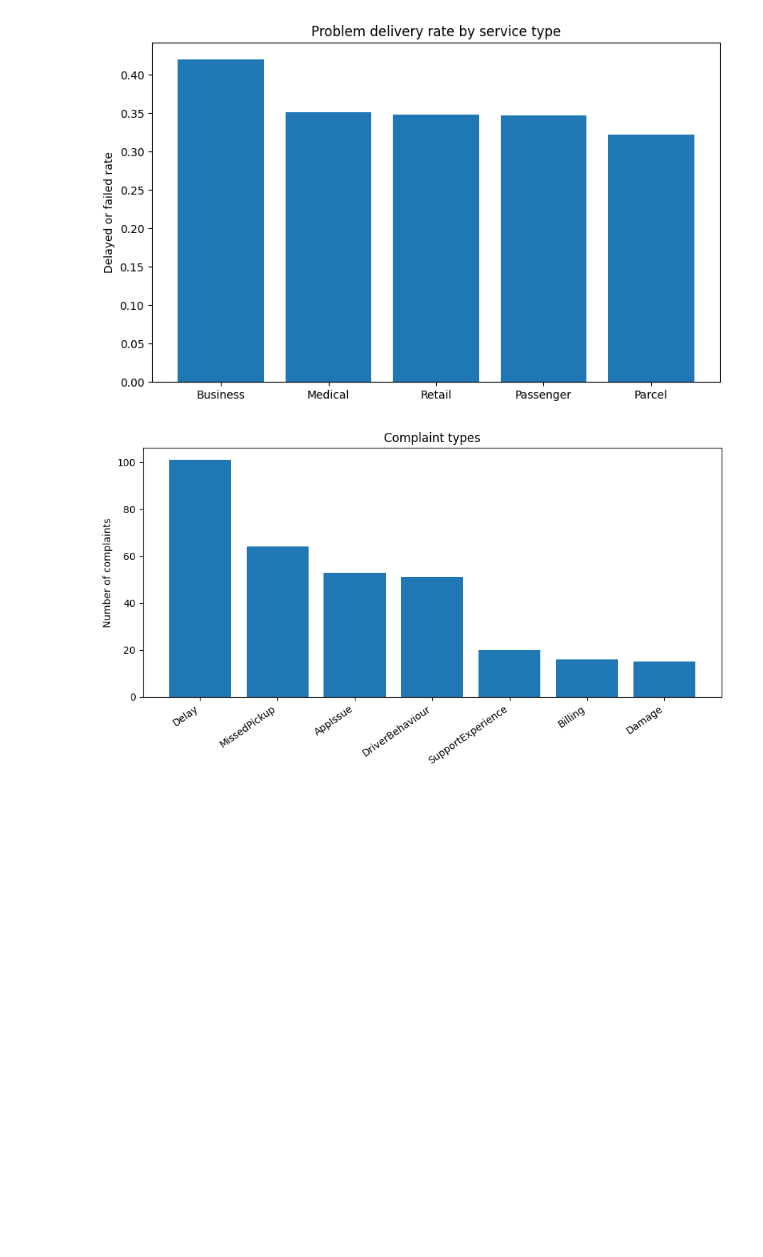
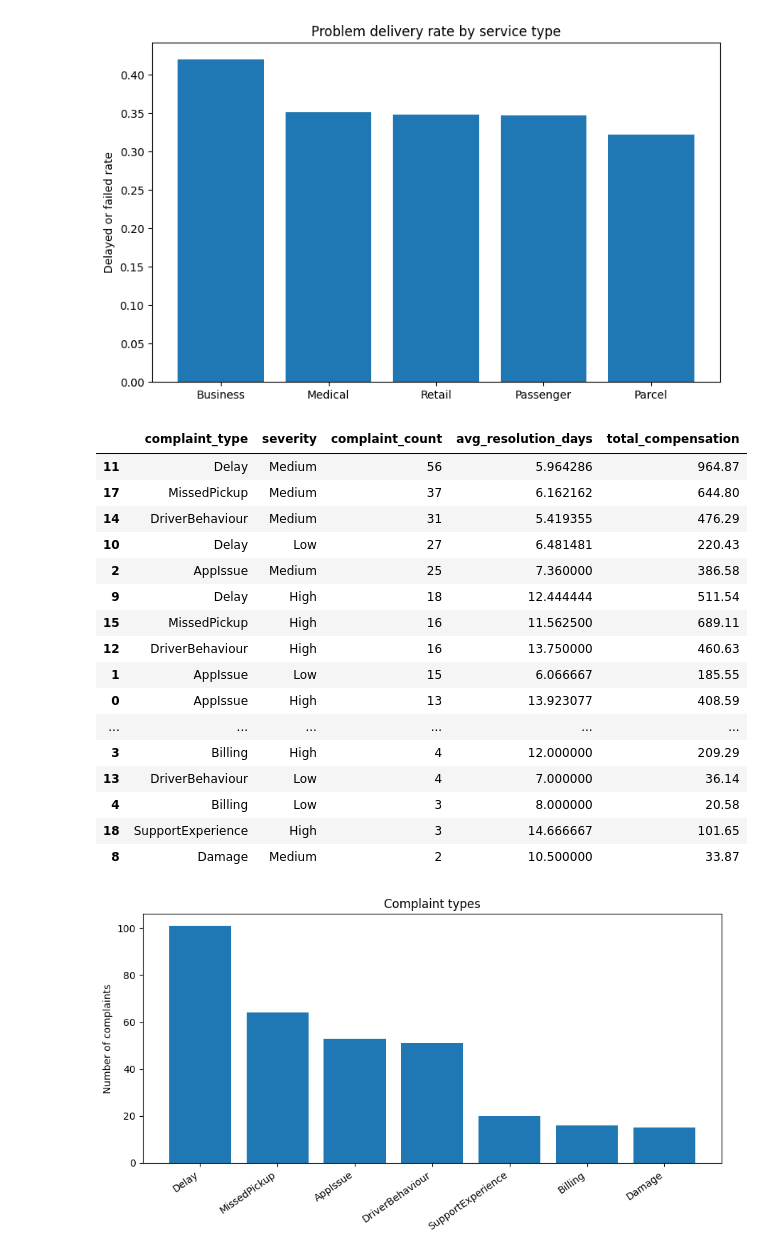
Before and after one commit to shannen-flame/northstar-databases-analytics, a Jupyter notebook: 01_python_data_processing.ipynb, the cells around one changed output. Drawn from its saved outputs; the diff is of its cells as text; code cells hidden in the pictures; blank space fills up the shorter version.

```diff
--- a/01_python_data_processing.ipynb
+++ b/01_python_data_processing.ipynb
@@ -77,6 +78,13 @@ hubs (8, 5)
 | 1 | H02 | South Link | South | Dispatch | 78 |
 | 2 | H03 | East Dock | East | Warehouse | 74 |
 ... (6 outputs left out)
+# %%
+files = {
+    "orders": "orders.csv", "deliveries": "deliveries.csv", "complaints": "complaints.csv",
+    "customers": "customers.csv", "drivers": "drivers.csv", "hubs": "hubs.csv",
+    "incidents": "incidents.csv", "vehicles": "vehicles.csv", "app_events": "app_events.csv"
+}
+data = {name: pd.read_csv(DATA_DIR / filename) for name, filename in files.items()}
 # %%
 def normalise_zone(value):
     if pd.isna(value):
@@ -213,6 +221,34 @@ plt.tight_layout()
 plt.show()
 # %% [output]
 [figure]
+# %%
+# Complaint counts output for report screenshot
+
+complaint_counts = complaints.groupby(["complaint_type", "severity"]).agg(
+    complaint_count=("complaint_id", "count"),
+    avg_resolution_days=("resolution_days", "mean"),
+    total_compensation=("compensation_amount", "sum")
+).reset_index().sort_values("complaint_count", ascending=False)
+
+display(complaint_counts)
+# %% [output]
+|  | complaint_type | severity | complaint_count | avg_resolution_days | total_compensation |
+| 11 | Delay | Medium | 56 | 5.964286 | 964.87 |
+| 17 | MissedPickup | Medium | 37 | 6.162162 | 644.80 |
+| 14 | DriverBehaviour | Medium | 31 | 5.419355 | 476.29 |
+| 10 | Delay | Low | 27 | 6.481481 | 220.43 |
+| 2 | AppIssue | Medium | 25 | 7.360000 | 386.58 |
+| 9 | Delay | High | 18 | 12.444444 | 511.54 |
+| 15 | MissedPickup | High | 16 | 11.562500 | 689.11 |
+| 12 | DriverBehaviour | High | 16 | 13.750000 | 460.63 |
+| 1 | AppIssue | Low | 15 | 6.066667 | 185.55 |
+| 0 | AppIssue | High | 13 | 13.923077 | 408.59 |
+| ... | ... | ... | ... | ... | ... |
+| 3 | Billing | High | 4 | 12.000000 | 209.29 |
+| 13 | DriverBehaviour | Low | 4 | 7.000000 | 36.14 |
+| 4 | Billing | Low | 3 | 8.000000 | 20.58 |
+| 18 | SupportExperience | High | 3 | 14.666667 | 101.65 |
+| 8 | Damage | Medium | 2 | 10.500000 | 33.87 |
 # %%
 plt.figure(figsize=(9,5))
 plt.bar(complaint_types["complaint_type"], complaint_types["count"])
```
Also changed, not shown: parts of 1 cell of this notebook.
